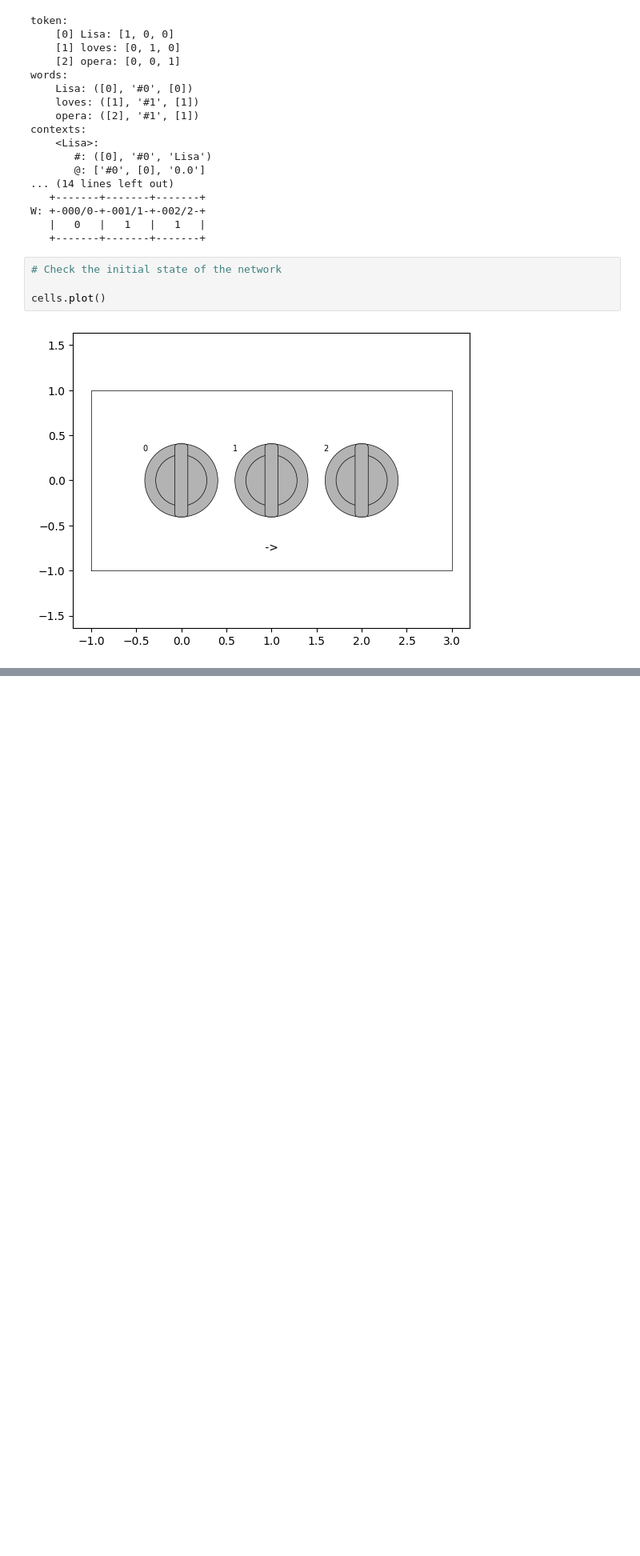
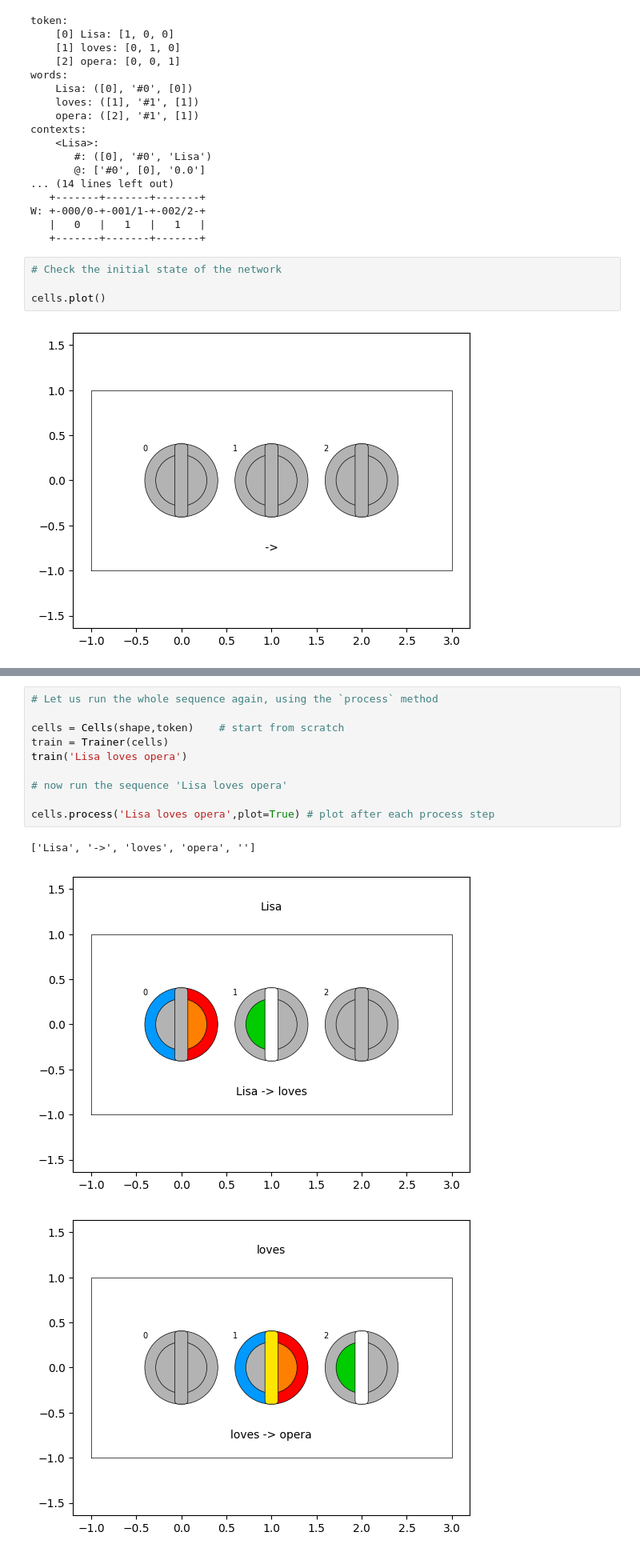
Before and after one commit to ihux/neurotron-develop, a Jupyter notebook: jupyter/neurotron/01-lisa.ipynb, the cells around one changed output, grey strips where cells are left out. Shown at 80% size. Saved outputs shown, nothing was run; the diff lists cells and outputs as text; blank space fills up the shorter version.

```diff
--- a/jupyter/neurotron/01-lisa.ipynb
+++ b/jupyter/neurotron/01-lisa.ipynb
@@ -310,0 +404,14 @@ TypeError: '>=' not supported between instances of 'list' and 'int'
+# %%
+# Let us run the whole sequence again, using the `process` method
+
+cells = Cells(shape,token)    # start from scratch
+train = Trainer(cells)
+train('Lisa loves opera')
+
+# now run the sequence 'Lisa loves opera'
+
+cells.process('Lisa loves opera',plot=True) # plot after each process step
+# %% [output]
+['Lisa', '->', 'loves', 'opera', '']
+[figure, added]
+[figure, added]
```
Also changed, not shown: parts of 8 cells of this notebook, 1 other file.
